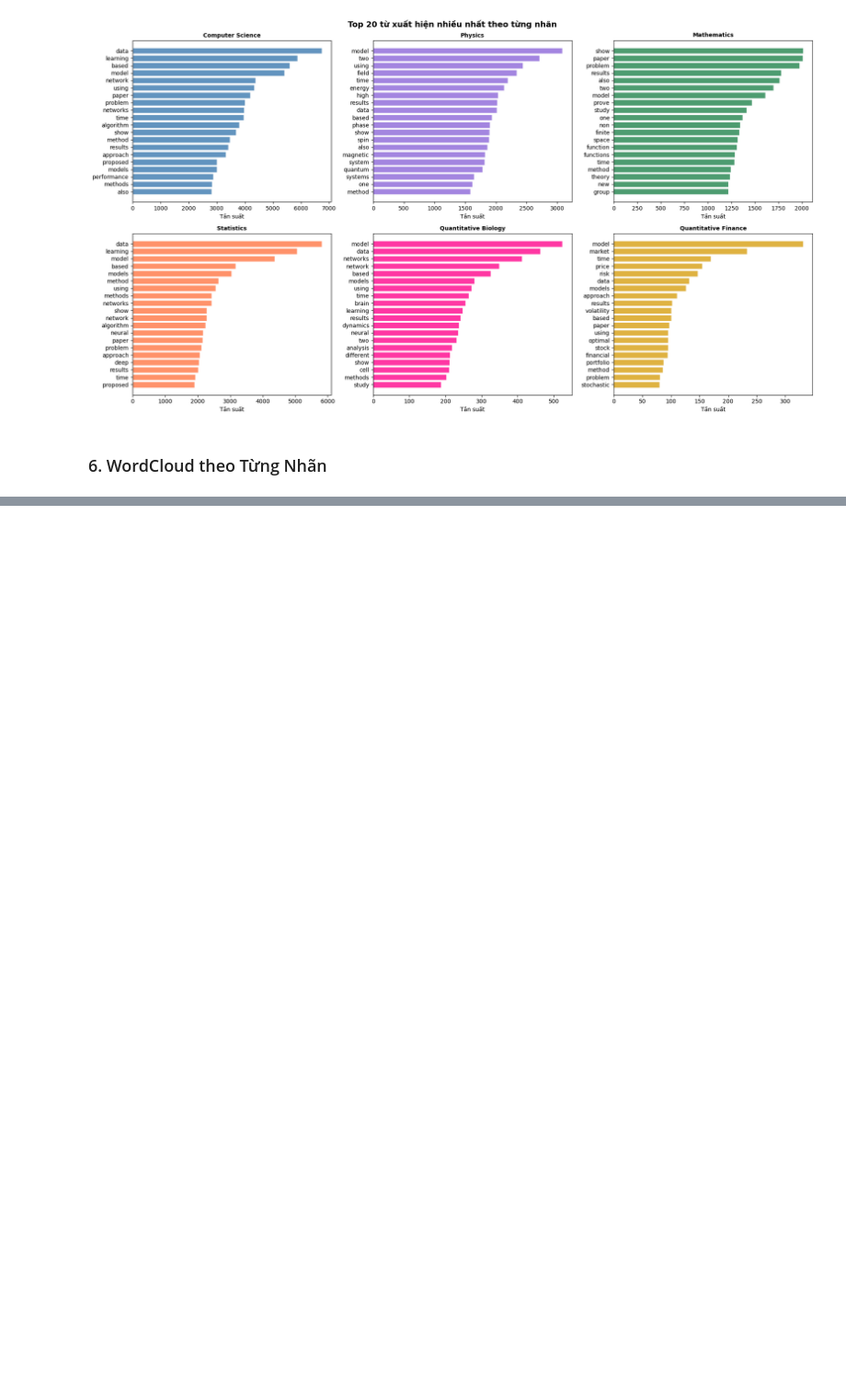
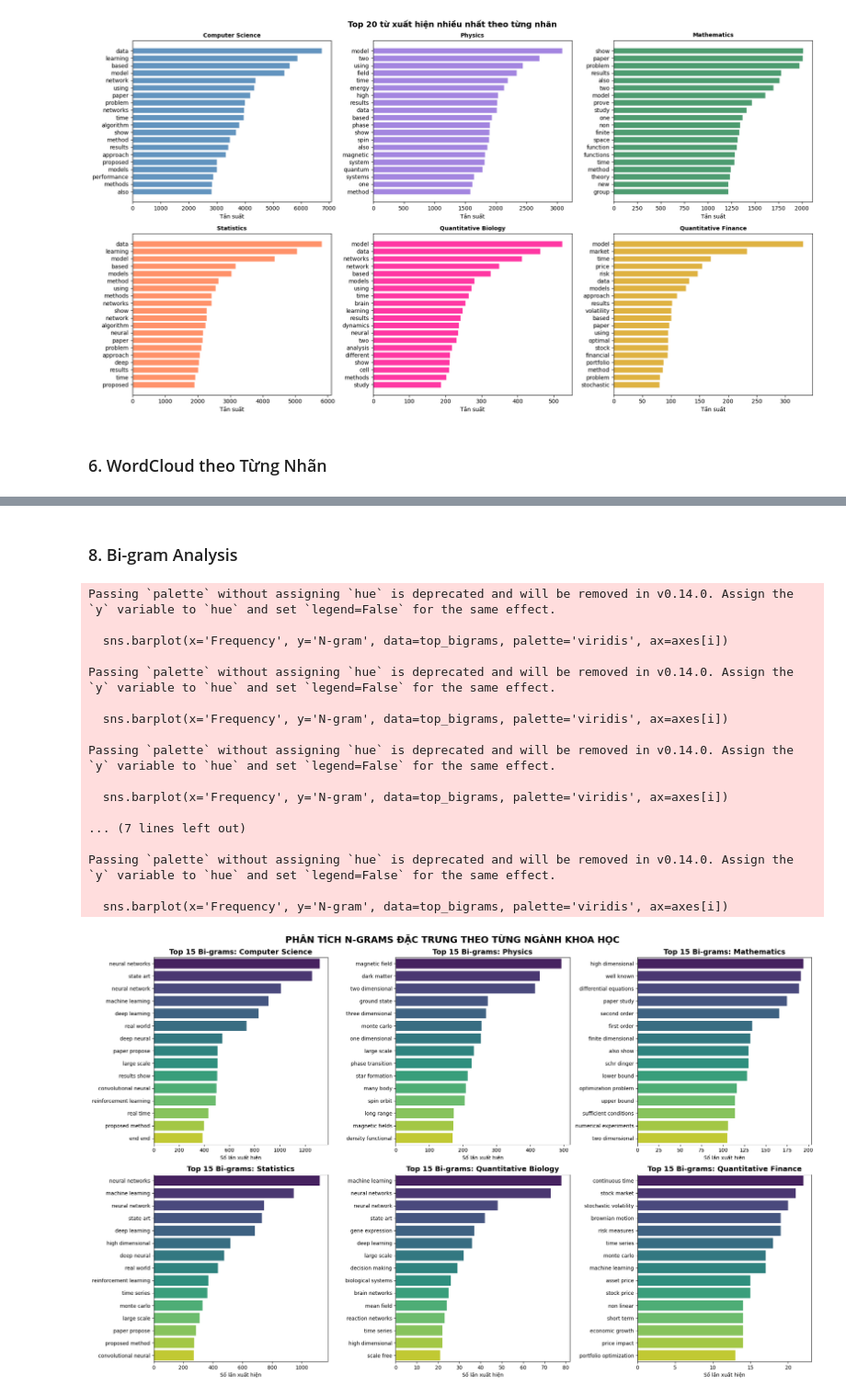
Before and after one commit to phngan05/ML-Assignment, a Jupyter notebook: notebooks/main.ipynb, the cells around one changed output, grey strips where cells are left out. Shown at 92% size. Saved outputs shown, nothing was run; the diff lists cells and outputs as text; code cells hidden in the pictures; blank space fills up the shorter version.

Commit message:
lemma and bi-gram

```diff
--- a/notebooks/main.ipynb
+++ b/notebooks/main.ipynb
@@ -576,0 +570,6 @@ plt.show()
+# %%
+# Take about 3 minutes :((
+from modules.preprocessing import lemma_data
+
+df_clean['text_cleaned'] = lemma_data(df_clean['text_cleaned'])
+df_clean['text_cleaned'].head()
@@ -576,0 +584,26 @@ plt.show()
+# %% [markdown]
+### 8. Bi-gram Analysis
+# %%
+from modules.eda import visualize_bi_gram
+labels = ['Computer Science', 'Physics', 'Mathematics', 'Statistics', 'Quantitative Biology', 'Quantitative Finance']
+
+visualize_bi_gram(df_clean, labels)
+# %% [output]
+Passing `palette` without assigning `hue` is deprecated and will be removed in v0.14.0. Assign the `y` variable to `hue` and set `legend=False` for the same effect.
+
+  sns.barplot(x='Frequency', y='N-gram', data=top_bigrams, palette='viridis', ax=axes[i])
+
+Passing `palette` without assigning `hue` is deprecated and will be removed in v0.14.0. Assign the `y` variable to `hue` and set `legend=False` for the same effect.
+
+  sns.barplot(x='Frequency', y='N-gram', data=top_bigrams, palette='viridis', ax=axes[i])
+
+Passing `palette` without assigning `hue` is deprecated and will be removed in v0.14.0. Assign the `y` variable to `hue` and set `legend=False` for the same effect.
+
+  sns.barplot(x='Frequency', y='N-gram', data=top_bigrams, palette='viridis', ax=axes[i])
+
+... (7 lines left out)
+
+Passing `palette` without assigning `hue` is deprecated and will be removed in v0.14.0. Assign the `y` variable to `hue` and set `legend=False` for the same effect.
+
+  sns.barplot(x='Frequency', y='N-gram', data=top_bigrams, palette='viridis', ax=axes[i])
+[figure, added]
```
Also changed, not shown: parts of 8 cells of this notebook, 3 other files.
